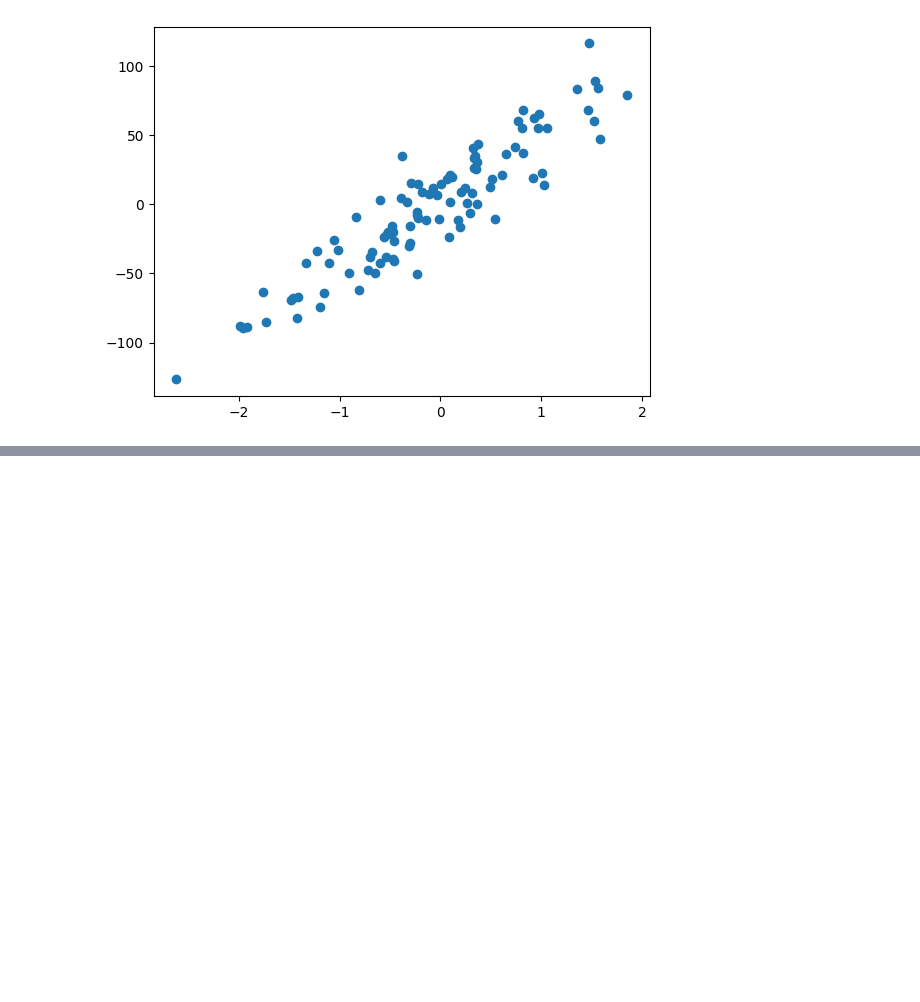
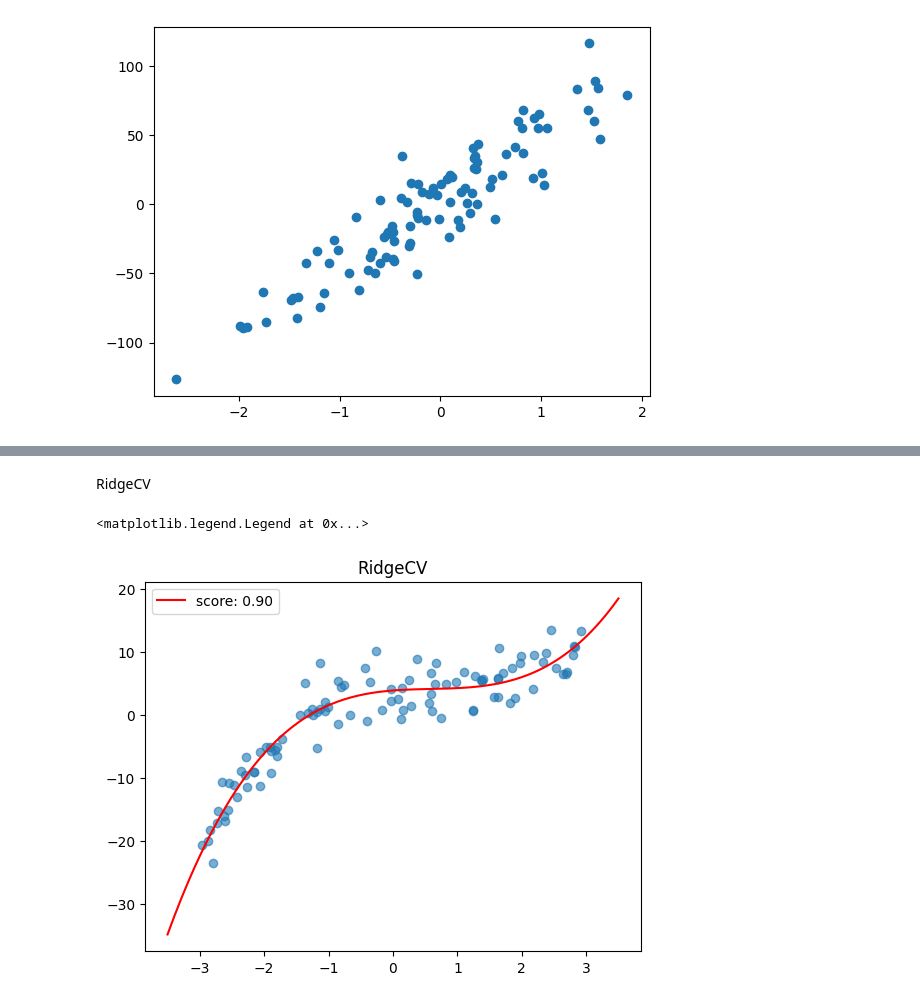
Before and after one commit to niangfniang/machine_learning, a Jupyter notebook: modeles_lineaires.ipynb, the cells around one changed output, grey strips where cells are left out. Drawn from its saved outputs; the diff is of its cells as text; code cells hidden in the pictures; blank space fills up the shorter version.

```diff
--- a/modeles_lineaires.ipynb
+++ b/modeles_lineaires.ipynb
@@ -254,0 +255,28 @@ plt.legend()
+# %% [markdown]
+RidgeCV
+# %%
+np.random.seed(42)
+n_samples = 100
+X = np.sort(np.random.rand(n_samples, 1) * 6 - 3, axis=0)
+y = 0.5 * X**3 - X**2 + X + np.random.randn(n_samples, 1) * 3
+y = y - y.mean()  # centrage de y
+
+
+#model
+ridge_cv = make_pipeline(
+    PolynomialFeatures(degree=3),
+    RidgeCV(alphas=[0.01, 0.1, 1, 10, 100], scoring='r2', cv=5)
+)
+ridge_cv.fit(X, y)
+score = ridge_cv.score(X,y)
+
+x_plot = np.linspace(-3.5, 3.5, 200).reshape((-1, 1))
+y_plot = ridge_cv.predict(x_plot)
+
+plt.scatter(X, y, alpha=0.6)
+plt.plot(x_plot, y_plot, label=f"score: {score:.2f}", c="r")
+plt.title("RidgeCV")
+plt.legend()
+# %% [output]
+<matplotlib.legend.Legend at 0x...>
+[figure, added]
```
Also changed, not shown: parts of 15 cells of this notebook.
